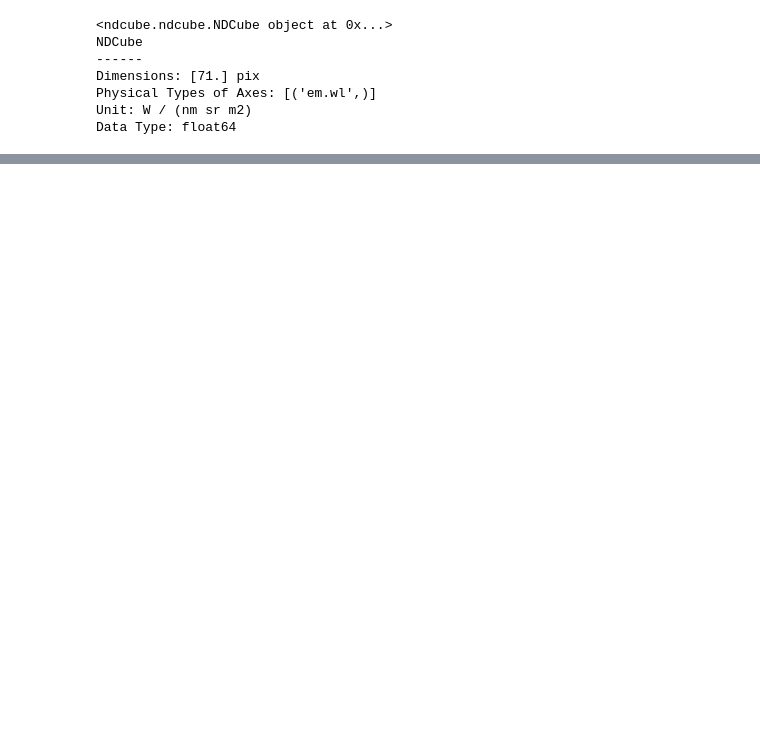
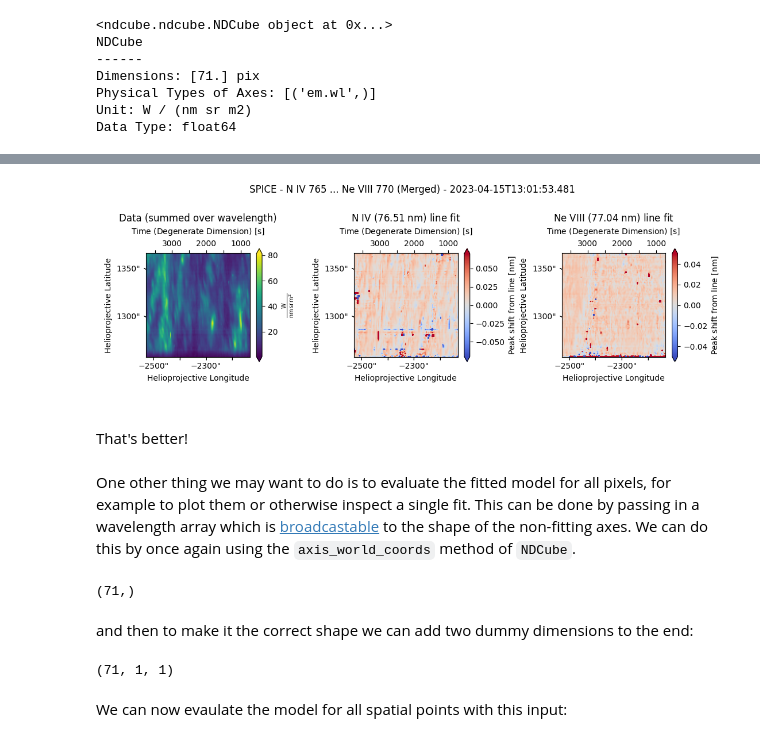
Before and after one commit to aperiosoftware/parallel-modeling-examples, a Jupyter notebook: spice/Final_Tutorial.ipynb, the cells around one changed output, grey strips where cells are left out. Saved outputs shown, nothing was run; the diff lists cells and outputs as text; code cells hidden in the pictures; blank space fills up the shorter version.

```diff
--- a/spice/Final_Tutorial.ipynb
+++ b/spice/Final_Tutorial.ipynb
@@ -166,0 +287,17 @@ fig.tight_layout()
+# %%
+spice_model_fit = parallel_fit_dask(
+    data=spice,
+    model=average_fit,
+    fitter=TRFLSQFitter(),
+    fitting_axes=0,
+    fitter_kwargs={"filter_non_finite": True}, # Filter out non-finite values,
+)
+# %%
+plot_spice_fit(spice_model_fit)
+# %% [output]
+[figure, added]
+# %% [markdown]
+That's better!
+# %% [markdown]
+One other thing we may want to do is to evaluate the fitted model for all pixels, for example to plot them or otherwise inspect a single fit.
+This can be done by passing in a wavelength array which is [broadcastable](https://numpy.org/doc/stable/user/basics.broadcasting.html) to the shape of the non-fitting axes. We can do this by once again using the `axis_world_coords` method of `NDCube`.
@@ -166,0 +306,6 @@ fig.tight_layout()
+# %%
+wavelength.shape
+# %% [output]
+(71,)
+# %% [markdown]
+and then to make it the correct shape we can add two dummy dimensions to the end:
@@ -166,0 +314,6 @@ fig.tight_layout()
+# %%
+wavelength.shape
+# %% [output]
+(71, 1, 1)
+# %% [markdown]
+We can now evaulate the model for all spatial points with this input:
```
Also changed, not shown: parts of 50 cells of this notebook.
